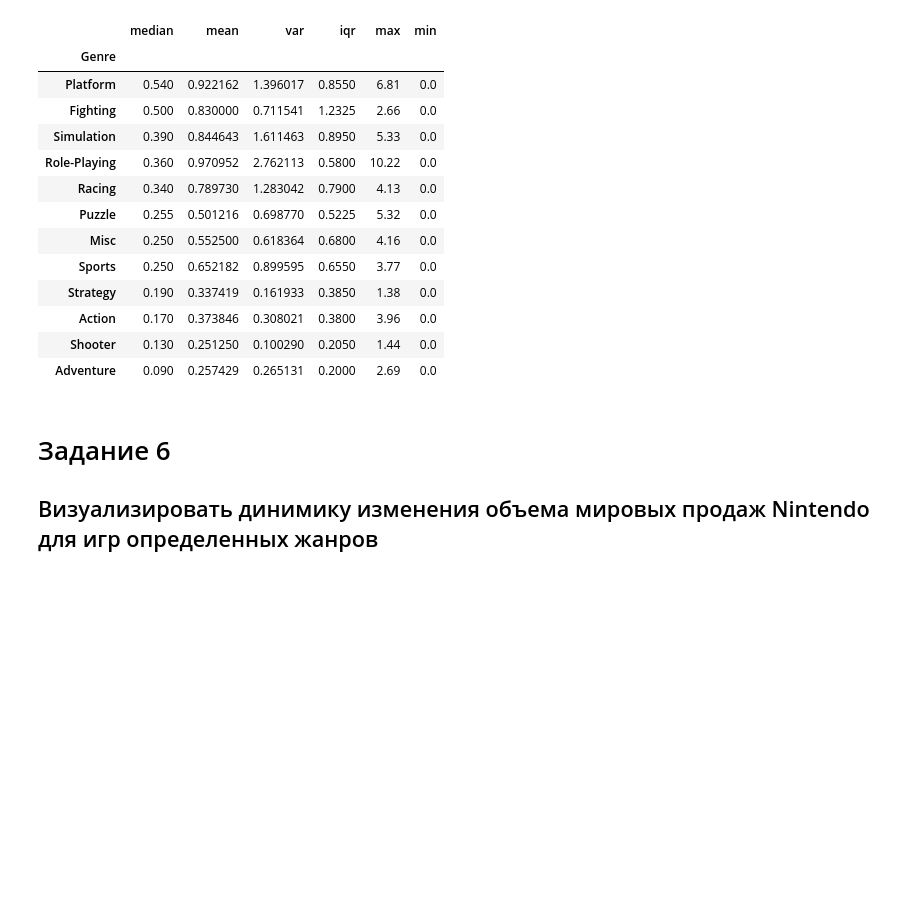
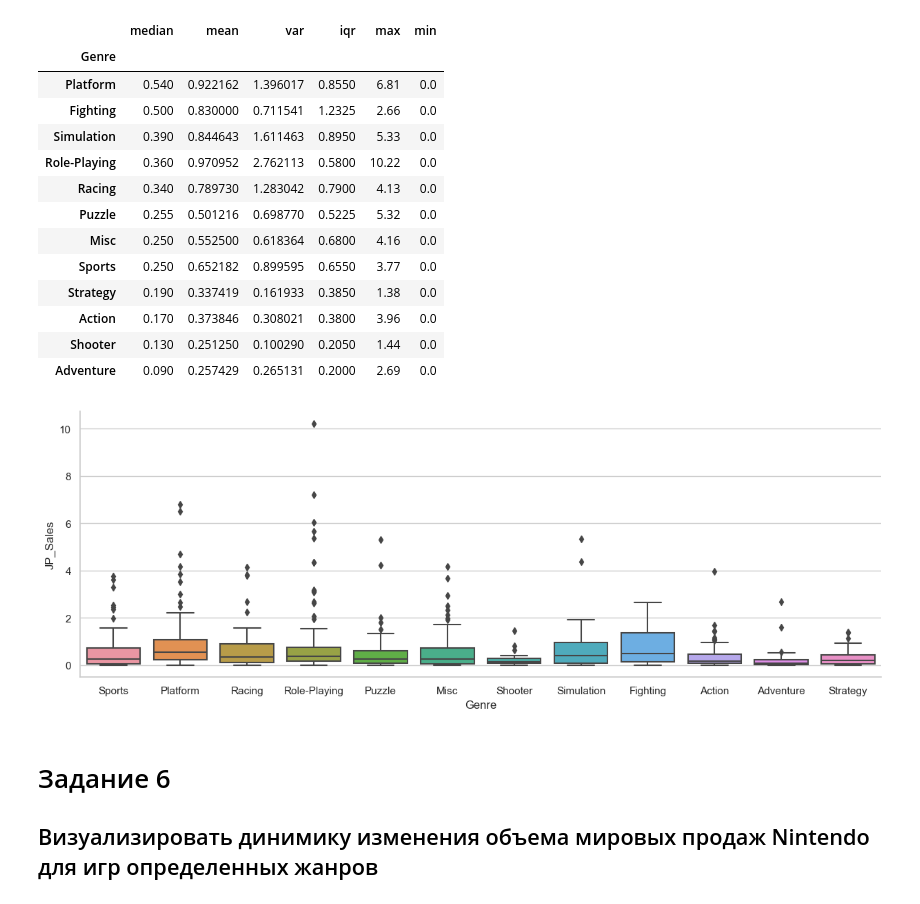
Before and after one commit to MrAriec/analytics_project, a Jupyter notebook: 1_project/project_1.ipynb, the cells around one changed output. Drawn from its saved outputs; the diff is of its cells as text; code cells hidden in the pictures; blank space fills up the shorter version.

```diff
--- a/1_project/project_1.ipynb
+++ b/1_project/project_1.ipynb
@@ -197,6 +187,12 @@ df[df.Publisher == 'Nintendo']\
 | Action | 0.170 | 0.373846 | 0.308021 | 0.3800 | 3.96 | 0.0 |
 | Shooter | 0.130 | 0.251250 | 0.100290 | 0.2050 | 1.44 | 0.0 |
 | Adventure | 0.090 | 0.257429 | 0.265131 | 0.2000 | 2.69 | 0.0 |
+# %%
+# Почитать про боксплот
+sns.boxplot(df[df.Publisher == 'Nintendo'], x='Genre', y='JP_Sales')
+sns.despine()
+# %% [output]
+[figure, added]
 # %% [markdown]
 # Задание 6
 ## Визуализировать динимику изменения объема мировых продаж Nintendo для игр определенных жанров
```
Also changed, not shown: parts of 11 cells of this notebook.
